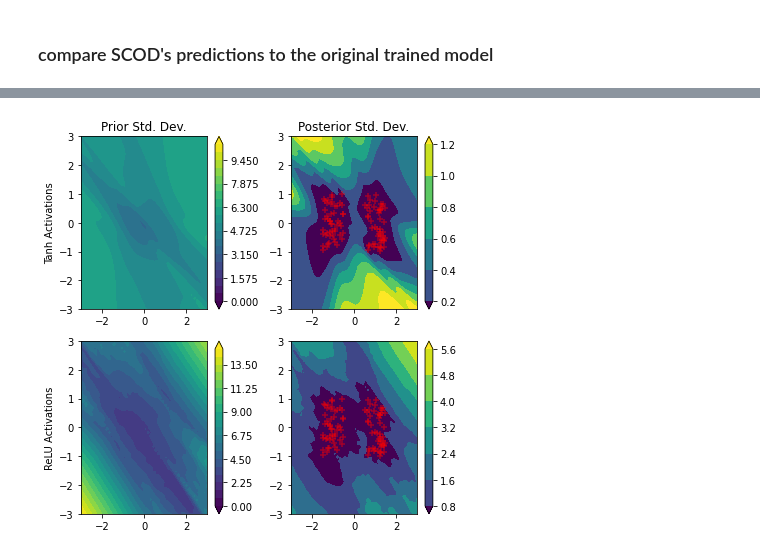
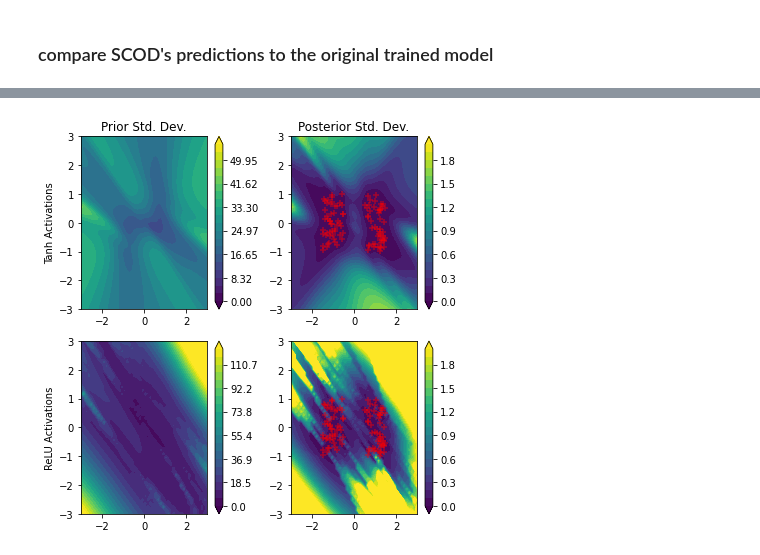
Before and after one commit to StanfordASL/scod-module, a Jupyter notebook: demos/2d_toy_example.ipynb, the cells around one changed output, grey strips where cells are left out. Saved outputs shown, nothing was run; the diff lists cells and outputs as text; code cells hidden in the pictures.

```diff
--- a/demos/2d_toy_example.ipynb
+++ b/demos/2d_toy_example.ipynb
@@ -80,6 +81,8 @@ tanh_model = torch.nn.Sequential(
     torch.nn.Tanh(),
     torch.nn.Linear(64, 1)
 )
+tanh_dist_layer = scod.distributions.NormalMeanParamLayer()
+joint_tanh_model = torch.nn.Sequential(tanh_model, tanh_dist_layer)
 # %% [markdown]
 ### train a base DNN model
 # %%
@@ -145,13 +147,13 @@ Text(0.5, 1.0, 'Tanh Model')
 ### Applying SCOD
 Now, we apply SCOD to the network to add uncertainty estimation
 # %%
-unc_model = scod.SCOD(tanh_model, dist_constructor, args={
+tanh_unc_model = scod.SCOD(tanh_model, args={
     'num_eigs': 50,
     'num_samples': 304,
     'sketch_type': 'srft',
 })
 
-relu_unc_model = scod.SCOD(relu_model, dist_constructor, args={
+relu_unc_model = scod.SCOD(relu_model, args={
     'num_eigs': 50,
     'num_samples': 304,
     'sketch_type': 'srft',
@@ -176,11 +178,13 @@ using T = 304
 settings = [
     {
         'name': 'Tanh Activations',
-        'model': unc_model,
+        'model': tanh_unc_model,
+        'dist_layer': tanh_dist_layer,
     },
     {
         'name': 'ReLU Activations',
         'model': relu_unc_model,
+        'dist_layer': relu_dist_layer,
     },
 ]
 # %%
@@ -226,23 +194,50 @@ for setting in settings:
+# %%
+results = []
+for setting in settings:
+    scod_model = setting['model']
+
+    z_mean, z_var = scod_model(xx_tensor)
+    marg_dist = setting['dist_layer'].marginalize_gaussian(z_mean, z_var)
+
+
+
+    _, z_prior_var = scod_model(xx_tensor, use_prior=True)
+    marg_prior_dist = setting['dist_layer'].marginalize_gaussian(z_mean, z_prior_var)
+
+    z_mean_dataset, _ = scod_model(dataset.X)
+    z_mean_dataset = z_mean_dataset[:,:1]
+    sq_err = (dataset.Y - z_mean_dataset)**2
+
+    result = {
+        'name': setting['name'],
+        'z_vars': z_var.detach().cpu().numpy().reshape(X1.shape),
+        'total_var': marg_dist.variance.detach().cpu().numpy().reshape(X1.shape),
+        'prior_z_vars': z_prior_var.detach().cpu().numpy().reshape(X1.shape),
+        'total_prior_var': marg_prior_dist.variance.detach().cpu().numpy().reshape(X1.shape),
+        'sq_err' : sq_err.detach().cpu().numpy()
+    }
+    results.append(result)
 # %%
 fig, axes = plt.subplots(len(results), 2, figsize=[6,6])
 for i, result in enumerate(results):
-    max_unc = max(np.round(np.quantile(result['prior_vars'], 0.9) /0.9 )*1.5, 1.)
+    max_unc = max(np.round(np.quantile(result['total_prior_var'], 0.9) /0.9 )*1.5, 1.)
     levels = np.linspace(0., max_unc, 21)
-    m = axes[i,0].contourf(X1,X2,result['prior_vars'], vmin=0., vmax=max_unc, extend='both', levels=levels)
+    m = axes[i,0].contourf(X1,X2,result['total_prior_var'], vmin=0., vmax=max_unc, extend='both', levels=levels)
     plt.colorbar(m, ax=axes[i,0])
     m.set_clim([0, m.get_clim()[1]])
 
-    m = axes[i,1].contourf(X1,X2,result['vars'], vmin=0., extend='both')
+    levels = np.linspace(0., 2., 21)
+    m = axes[i,1].contourf(X1,X2,result['total_var'], vmin=0., vmax=2., levels=levels, extend='both')
     plt.colorbar(m, ax=axes[i,1])
     m.set_clim([0, m.get_clim()[1]])
     axes[i,1].scatter(dataset.X[:,0], dataset.X[:,1], marker='+', vmin=-2, vmax=2, color='red', alpha=0.5)
 
     axes[i,0].set_ylabel(result['name'])
 
 axes[0,0].set_title('Prior Std. Dev.')
 axes[0,1].set_title('Posterior Std. Dev.')
 
 plt.tight_layout()
 plt.savefig("qualitative_2d.pdf")
 # %% [output]
-[figure, old version]
+[figure, new version]
```
Also changed, not shown: parts of 7 cells of this notebook, 3 other files.
